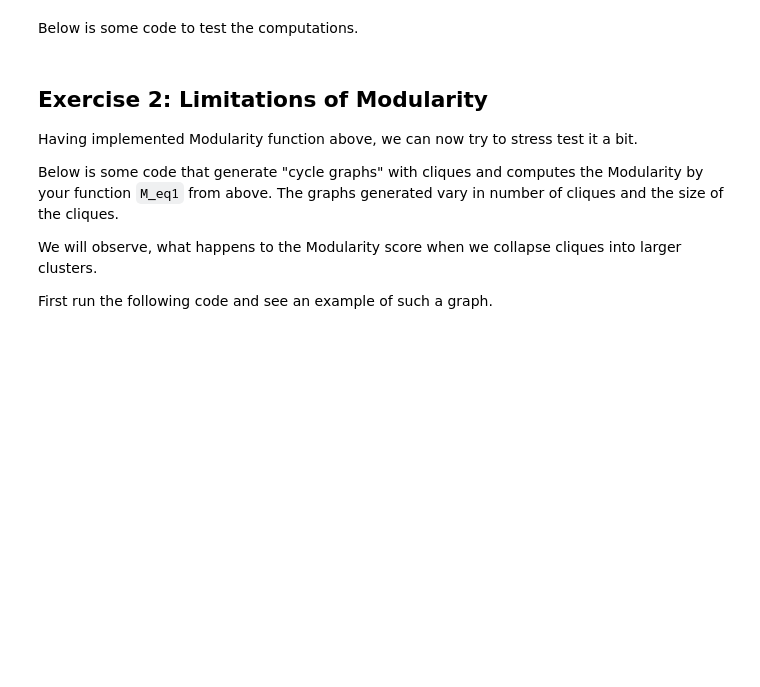
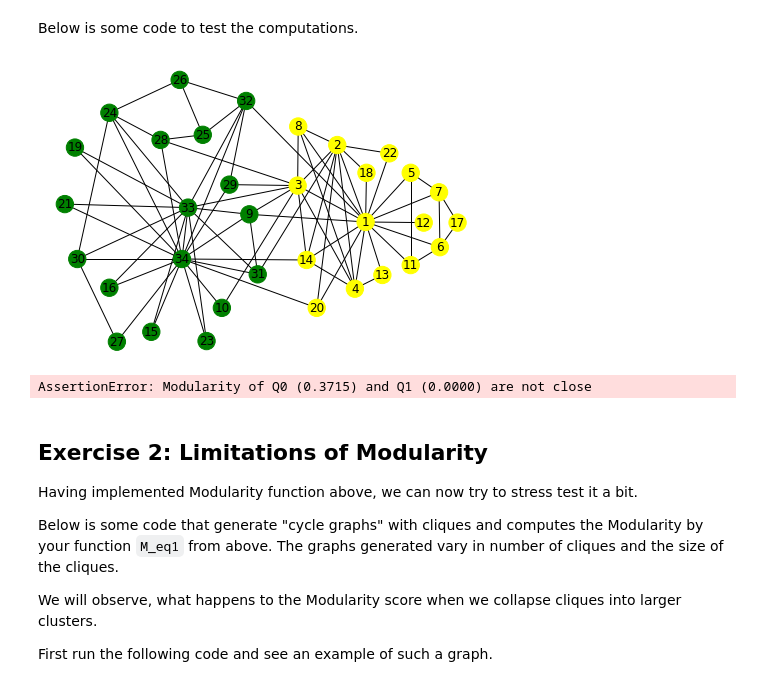
Before and after one commit to FrederikVigen/dm2021-exercises, a Jupyter notebook: exercises/Week 7 - Community Detection.ipynb, the cells around one changed output. Drawn from its saved outputs; the diff is of its cells as text; code cells hidden in the pictures; blank space fills up the shorter version.

```diff
--- a/exercises/Week 7 - Community Detection.ipynb
+++ b/exercises/Week 7 - Community Detection.ipynb
@@ -58,27 +58,31 @@ Below is some code to test the computations.
 # %%
 # Construct karate graph
 karate = nx.Graph()
 karate.add_edges_from([(1,2), (1,3), (1,4), (1,5), (1,6), (1,7), (1,8), (1,9), (1,11), (1,12), (1,13), (1,14), (1,18), (1,20), (1,22), (1,32), (2,3), (2,4), (2,8), (2,14), (2,18), (2,20), (2,22), (2,31), (3,4), (3,8), (3,9), (3,10), (3,14), (3,28), (3,29), (3,33), (4,8), (4,13), (4,14), (5,7), (5,11), (6,11), (6,17), (6,7), (7,17), (9,31), (9,33), (9,34), (10,34), (14,34), (15,33), (15,34), (16,33), (16,34), (19,33), (19,34), (20,34), (21,33), (21,34), (23,33), (23,34), (24,26), (24,28), (24,30), (24,33), (24,34), (25,26), (25,28), (25,32), (26,32), (27,30), (27,34), (28,34), (29,32), (29,34), (30,33), (30,34), (31,33), (31,34), (32,33), (32,34), (33,34)])
 fixed_positions = {1:(10.74,4.07),2:(9.76,6.48),3:(8.39,5.21),4:(10.37,1.98),5:(12.30,5.61),6:(13.31,3.28),7:(13.28,5.00),8:(8.41,7.06),9:(6.72,4.31),10:(5.77,1.38),11:(12.30,2.72),12:(12.75,4.05),13:(11.32,2.41),14:(8.70,2.88),15:(3.33,0.63),16:(1.88,2.01),17:(13.92,4.05),18:(10.77,5.61),19:(0.69,6.40),20:(9.05,1.38),21:(0.34,4.63),22:(11.56,6.22),23:(5.24,0.34),24:(1.88,7.49),25:(5.11,6.80),26:(4.31,8.52),27:(2.14,0.32),28:(3.65,6.64),29:(6.03,5.24),30:(0.77,2.91),31:(7.01,2.43),32:(6.61,7.86),33:(4.60,4.52),34:(4.39,2.91)}
 
 #             1  2  3  4  5  6  7  8   9  10 11 12 13 14  15  16 17 18  19 20  21 22  23  24  25  26  27  28  29  30  31  32  33  34
 s   = np.array([1, 1, 1, 1, 1, 1, 1, 1, -1, -1, 1, 1, 1, 1, -1, -1, 1, 1, -1, 1, -1, 1, -1, -1, -1, -1, -1, -1, -1, -1, -1, -1, -1, -1])
 sel = np.array([n-1 for n in karate])
 s    = s[sel] # Reorder such that indices matches indices in networkx
 
-nx.draw(karate,pos=fixed_positions, with_labels=True, node_color=s)
+node_col = ["yellow" if i == 1 else "green" for i in s]
+nx.draw(karate,pos=fixed_positions, with_labels=True, node_color=node_col)
 plt.show()
 
 # Simple version
 Q0 = s.T @ nx.modularity_matrix(karate) @ s  / (4 * karate.size())
 Q1 = M_eq1(karate, s)
 Q2 = M_eq2(karate, s)
 
 assert np.allclose(Q0, Q1), "Modularity of Q0 (%.4f) and Q1 (%.4f) are not close" % (Q0, Q1)
 assert np.allclose(Q0, Q2), "Modularity of Q0 (%.4f) and Q2 (%.4f) are not close" % (Q0, Q2)
 
 print("Computed Modularities")
 print("Q0: %.5f \t Q1: %.5f \t Q2: %.5f" % (Q0, Q1, Q2))
+# %% [output]
+[figure, added]
+AssertionError: Modularity of Q0 (0.3715) and Q1 (0.0000) are not close
 # %% [markdown]
 ## Exercise 2: Limitations of Modularity
 Having implemented Modularity function above, we can now try to stress test it a bit.
```
Also changed, not shown: parts of 4 cells of this notebook.
